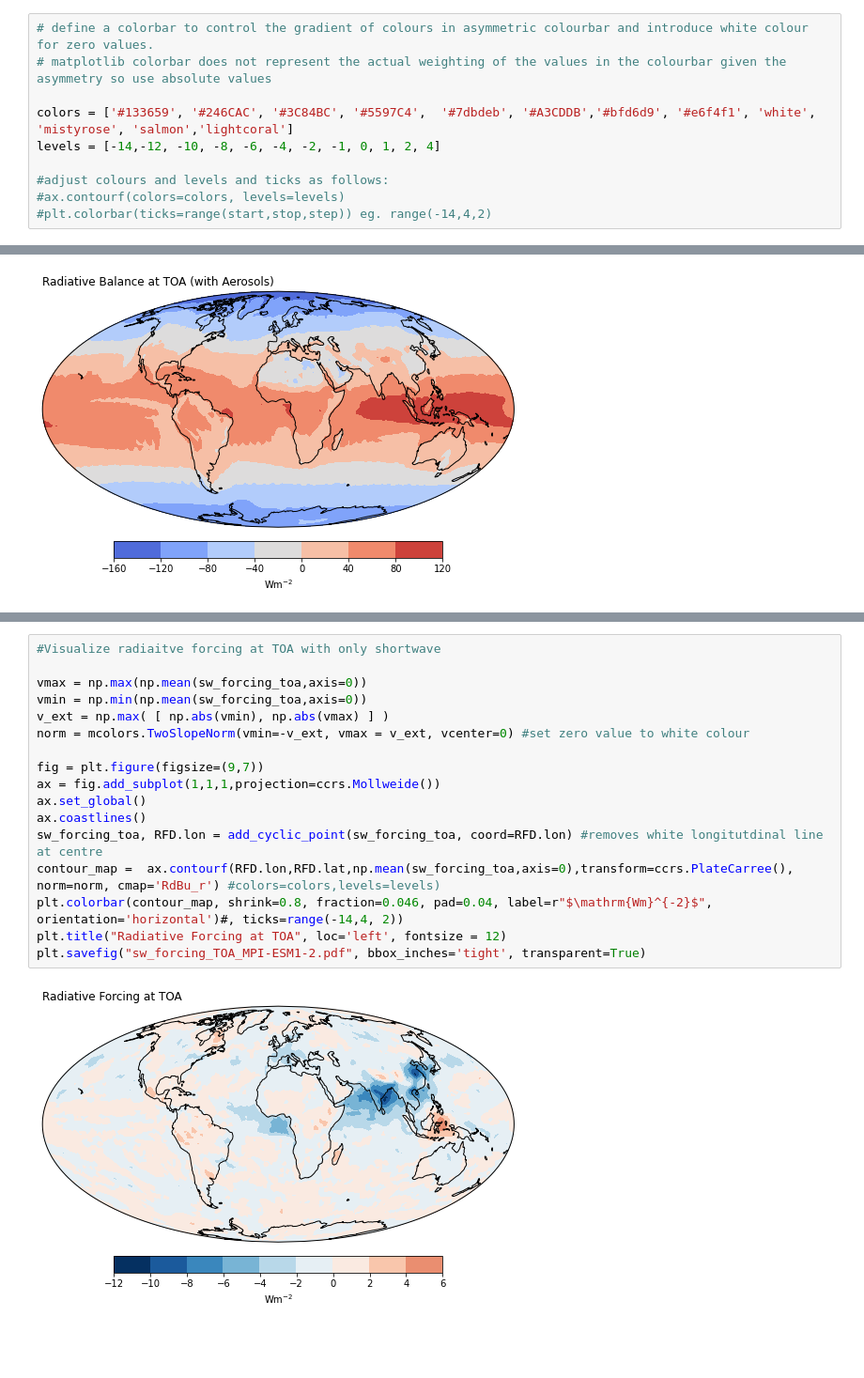
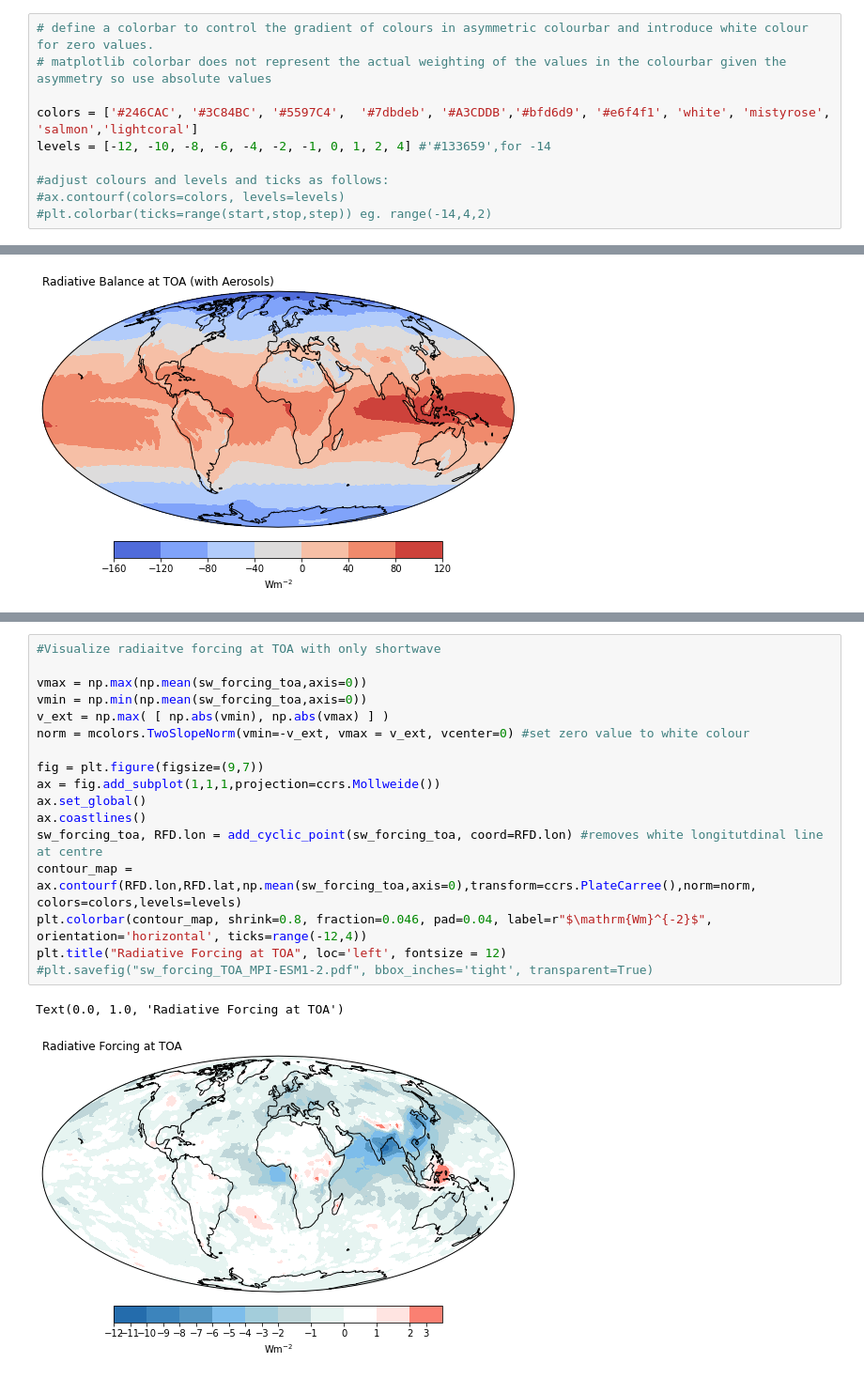
Before and after one commit to rovinapinto/radiative_forcing, a Jupyter notebook: notebooks/radiative_forcing_MPI-ESM1.2.ipynb, the cells around one changed output, grey strips where cells are left out. Shown: that part at 94% size. Cells and saved outputs as stored; diff of their text form; blank space fills up the shorter version.

```diff
--- a/notebooks/radiative_forcing_MPI-ESM1.2.ipynb
+++ b/notebooks/radiative_forcing_MPI-ESM1.2.ipynb
@@ -36,8 +36,8 @@ forcing_toa = -balance_control + balance_aer
 # define a colorbar to control the gradient of colours in asymmetric colourbar and introduce white colour for zero values.
 # matplotlib colorbar does not represent the actual weighting of the values in the colourbar given the asymmetry so use absolute values
 
-colors = ['#133659', '#246CAC', '#3C84BC', '#5597C4',  '#7dbdeb', '#A3CDDB','#bfd6d9', '#e6f4f1', 'white', 'mistyrose', 'salmon','lightcoral']
-levels = [-14,-12, -10, -8, -6, -4, -2, -1, 0, 1, 2, 4]
+colors = ['#246CAC', '#3C84BC', '#5597C4',  '#7dbdeb', '#A3CDDB','#bfd6d9', '#e6f4f1', 'white', 'mistyrose', 'salmon','lightcoral']
+levels = [-12, -10, -8, -6, -4, -2, -1, 0, 1, 2, 4] #'#133659',for -14
 
 #adjust colours and levels and ticks as follows:
 #ax.contourf(colors=colors, levels=levels)
@@ -96,22 +96,23 @@ plt.savefig("forcing_TOA_MPI-ESM1-2.pdf", bbox_inches='tight', transparent=True)
 # %%
 #Visualize radiaitve forcing at TOA with only shortwave
 
 vmax = np.max(np.mean(sw_forcing_toa,axis=0))
 vmin = np.min(np.mean(sw_forcing_toa,axis=0))
 v_ext = np.max( [ np.abs(vmin), np.abs(vmax) ] )
 norm = mcolors.TwoSlopeNorm(vmin=-v_ext, vmax = v_ext, vcenter=0) #set zero value to white colour
 
 fig = plt.figure(figsize=(9,7))
 ax = fig.add_subplot(1,1,1,projection=ccrs.Mollweide())
 ax.set_global()
 ax.coastlines()
 sw_forcing_toa, RFD.lon = add_cyclic_point(sw_forcing_toa, coord=RFD.lon) #removes white longitutdinal line at centre
-contour_map =  ax.contourf(RFD.lon,RFD.lat,np.mean(sw_forcing_toa,axis=0),transform=ccrs.PlateCarree(), norm=norm, cmap='RdBu_r') #colors=colors,levels=levels)
-plt.colorbar(contour_map, shrink=0.8, fraction=0.046, pad=0.04, label=r"$\mathrm{Wm}^{-2}$", orientation='horizontal')#, ticks=range(-14,4, 2))
+contour_map =  ax.contourf(RFD.lon,RFD.lat,np.mean(sw_forcing_toa,axis=0),transform=ccrs.PlateCarree(),norm=norm, colors=colors,levels=levels)
+plt.colorbar(contour_map, shrink=0.8, fraction=0.046, pad=0.04, label=r"$\mathrm{Wm}^{-2}$", orientation='horizontal', ticks=range(-12,4))
 plt.title("Radiative Forcing at TOA", loc='left', fontsize = 12)
-plt.savefig("sw_forcing_TOA_MPI-ESM1-2.pdf", bbox_inches='tight', transparent=True)
+#plt.savefig("sw_forcing_TOA_MPI-ESM1-2.pdf", bbox_inches='tight', transparent=True)
 # %% [output]
+Text(0.0, 1.0, 'Radiative Forcing at TOA')
-[figure, old version]
+[figure, new version]
 # %%
 #Difference between the two forcings
 
```
Also changed, not shown: parts of 3 cells of this notebook, 15 other files.
